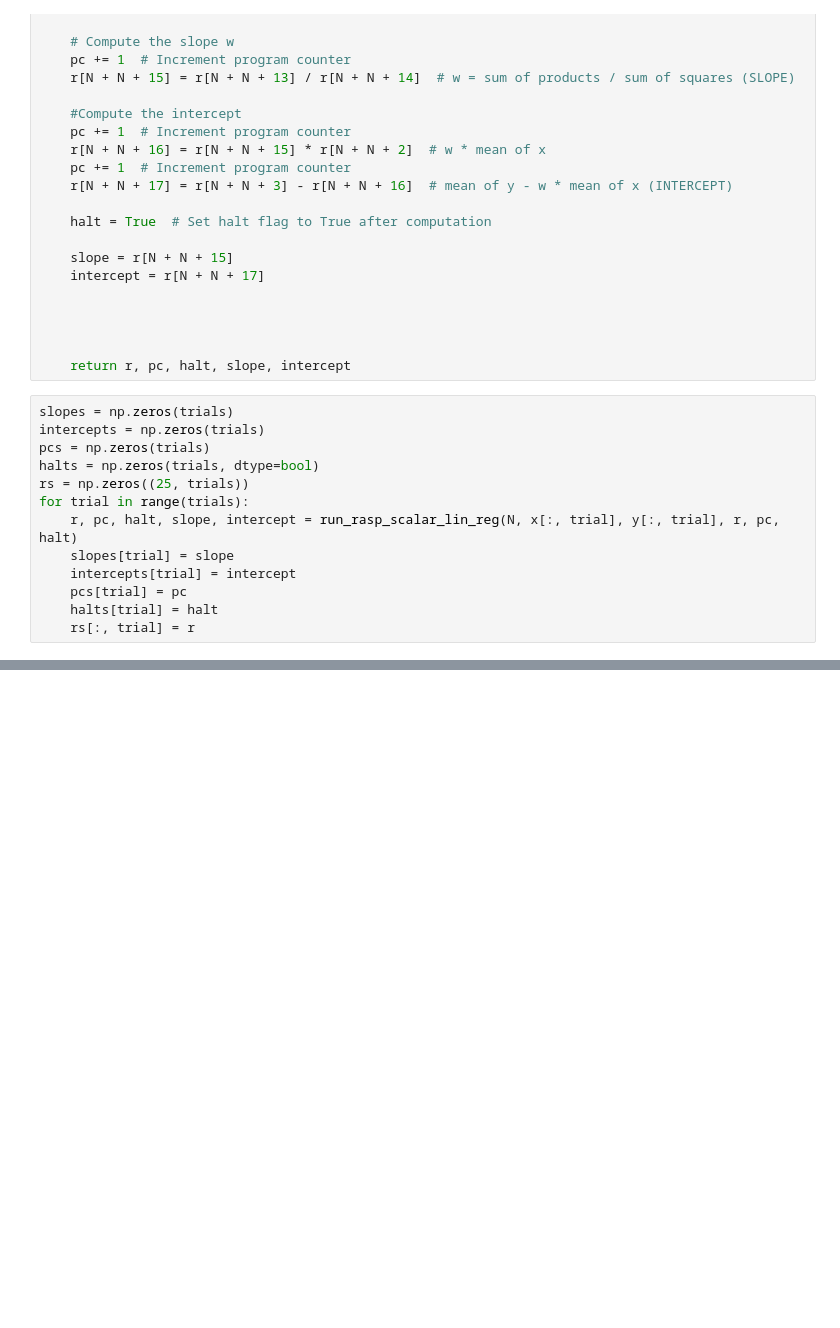
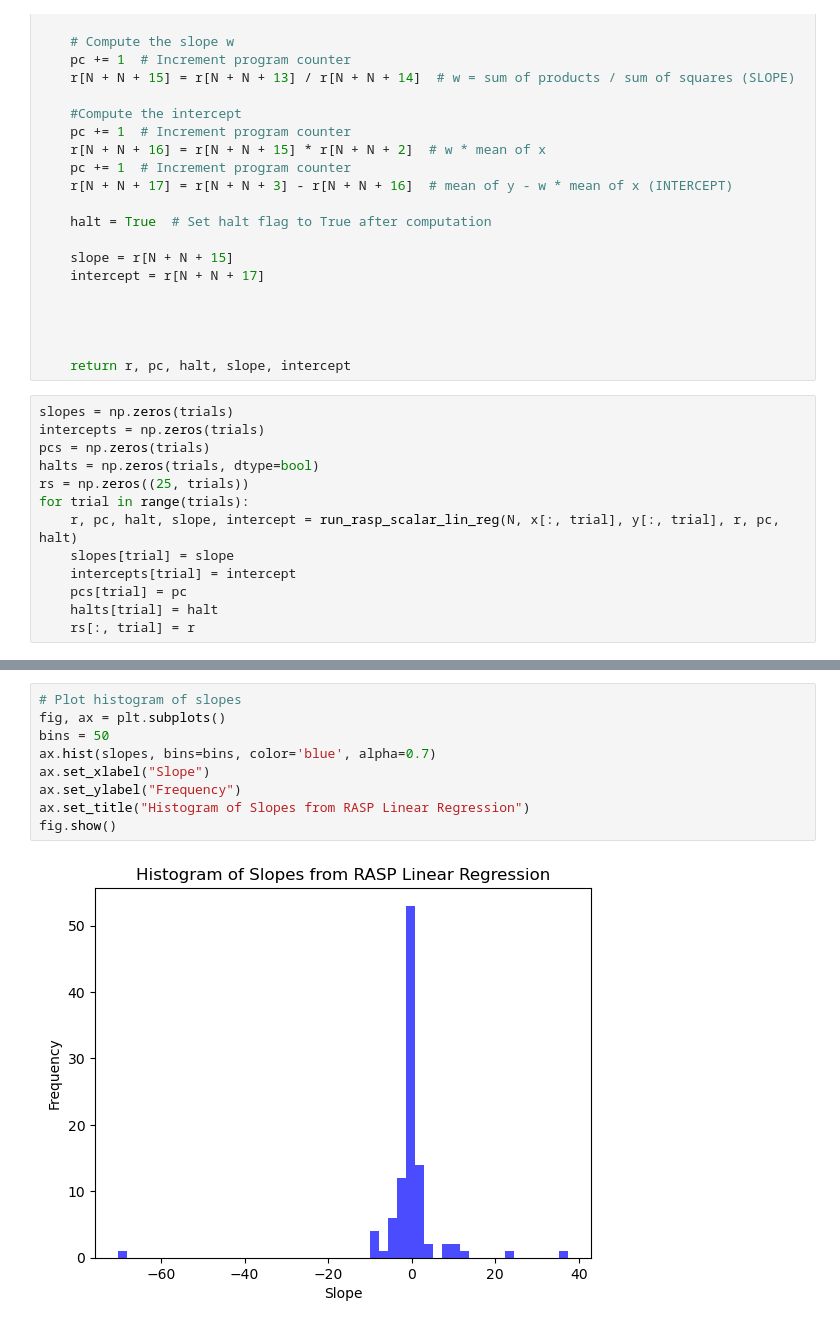
Before and after one commit to sultandaniels/mmc_lin_reg, a Jupyter notebook: run_rasp.ipynb, the cells around one changed output, grey strips where cells are left out. Drawn from its saved outputs; the diff is of its cells as text; blank space fills up the shorter version.

```diff
--- a/run_rasp.ipynb
+++ b/run_rasp.ipynb
@@ -335,3 +359,14 @@ Registers: [-0.4068735  -0.87584657 -0.82105341 -0.27979028 -0.51793877 -0.50901
+# %%
+# Plot histogram of slopes
+fig, ax = plt.subplots()
+bins = 50
+ax.hist(slopes, bins=bins, color='blue', alpha=0.7)
+ax.set_xlabel("Slope")
+ax.set_ylabel("Frequency")
+ax.set_title("Histogram of Slopes from RASP Linear Regression")
+fig.show()
+# %% [output]
+[figure, added]
 # %%
 #plot the data points and the regression line
 for trial in range(trials):
```
Also changed, not shown: parts of 4 cells of this notebook.
